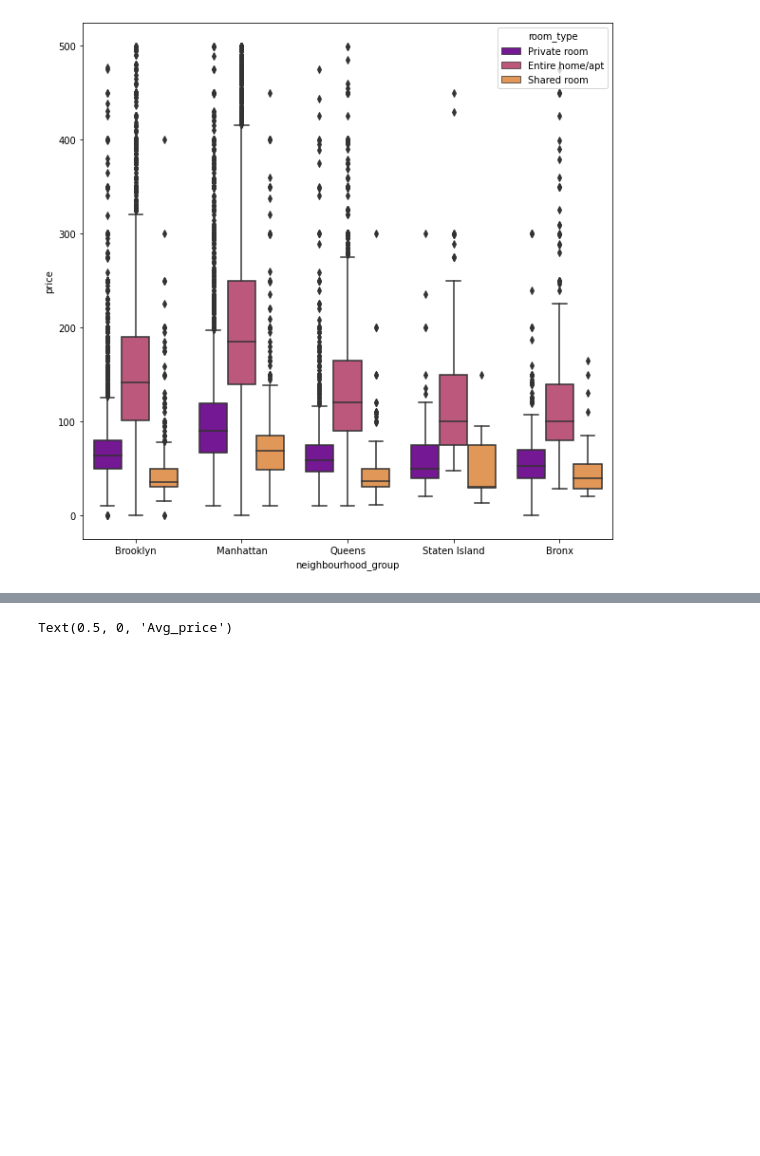
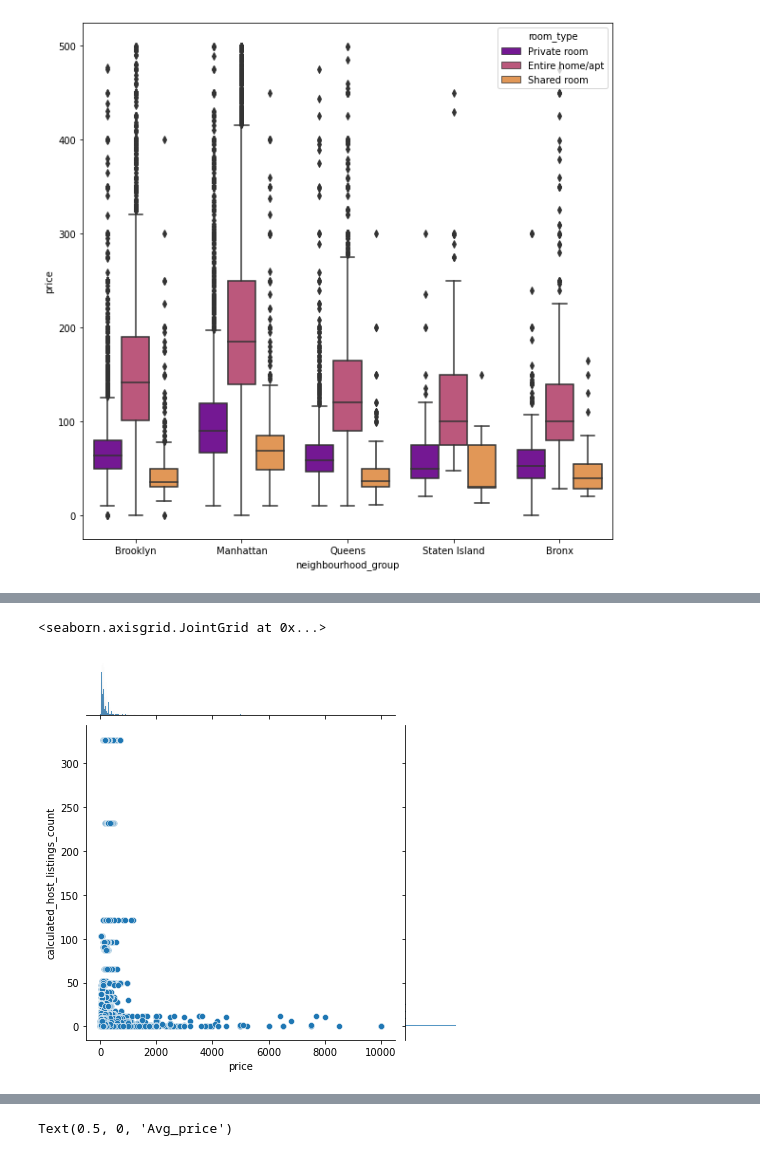
Before and after one commit to junaiskv94/Airbnb_bookin_Analysis, a Jupyter notebook: Copy_of_Airbnb_Bookings_Analysis_Capstone_Project.ipynb, the cells around one changed output, grey strips where cells are left out. Cells and saved outputs as stored; diff of their text form; code cells hidden in the pictures; blank space fills up the shorter version.

```diff
--- a/Copy_of_Airbnb_Bookings_Analysis_Capstone_Project.ipynb
+++ b/Copy_of_Airbnb_Bookings_Analysis_Capstone_Project.ipynb
@@ -455,3 +479,9 @@ ax = sns.boxplot(data=df2, x='neighbourhood_group',y='price',palette='plasma',hu
+# %%
+# find the relation between price and host listing
+sns.jointplot(data=df, x="price", y="calculated_host_listings_count")
+# %% [output]
+<seaborn.axisgrid.JointGrid at 0x...>
+[figure, added]
 # %%
 place_neibour_price_range=df.groupby('neighbourhood')['price'].mean().reset_index().sort_values(by='price',ascending=False)
 place_neibour_price_range.set_index('neighbourhood',inplace=True)
```
Also changed, not shown: parts of 19 cells of this notebook.
